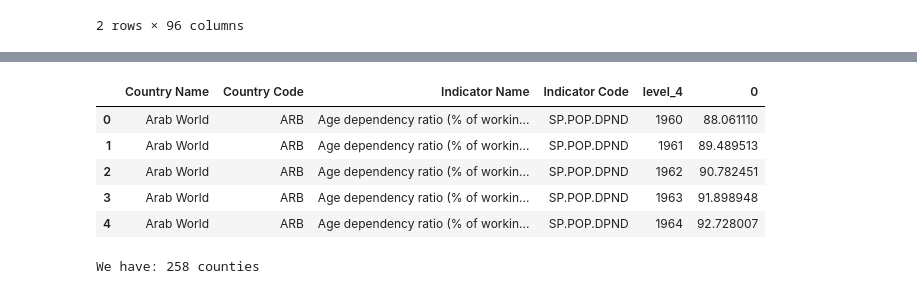
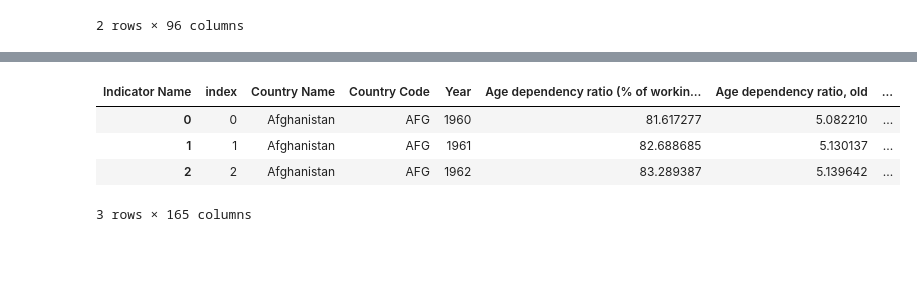
Before and after one commit to luisfarre/project-visualizing-real-world-data, a Jupyter notebook: Project_visualizing_population_data.ipynb, the cells around one changed output, grey strips where cells are left out. Cells and saved outputs as stored; diff of their text form; code cells hidden in the pictures; blank space fills up the shorter version.

```diff
--- a/Project_visualizing_population_data.ipynb
+++ b/Project_visualizing_population_data.ipynb
@@ -26,11 +52,9 @@ df = df.stack()
 # %%
-df = pd.DataFrame(df)
 df = df.reset_index()
-df.head()
+df.head(3)
 # %% [output]
-|  | Country Name | Country Code | Indicator Name | Indicator Code | level_4 | 0 |
-| 0 | Arab World | ARB | Age dependency ratio (% of workin... | SP.POP.DPND | 1960 | 88.061110 |
-| 1 | Arab World | ARB | Age dependency ratio (% of workin... | SP.POP.DPND | 1961 | 89.489513 |
-| 2 | Arab World | ARB | Age dependency ratio (% of workin... | SP.POP.DPND | 1962 | 90.782451 |
-| 3 | Arab World | ARB | Age dependency ratio (% of workin... | SP.POP.DPND | 1963 | 91.898948 |
-| 4 | Arab World | ARB | Age dependency ratio (% of workin... | SP.POP.DPND | 1964 | 92.728007 |
+| Indicator Name | index | Country Name | Country Code | Year | Age dependency ratio (% of workin... | Age dependency ratio, old | ... |
+| 0 | 0 | Afghanistan | AFG | 1960 | 81.617277 | 5.082210 | ... |
+| 1 | 1 | Afghanistan | AFG | 1961 | 82.688685 | 5.130137 | ... |
+| 2 | 2 | Afghanistan | AFG | 1962 | 83.289387 | 5.139642 | ... |
+3 rows × 165 columns
@@ -42,4 +60,0 @@ countries_codes = df['Country Code'].unique()
-# %%
-print(f'We have: {len(countries)} counties')
-# %% [output]
-We have: 258 counties
```
Also changed, not shown: parts of 31 cells of this notebook, 1 other file.
